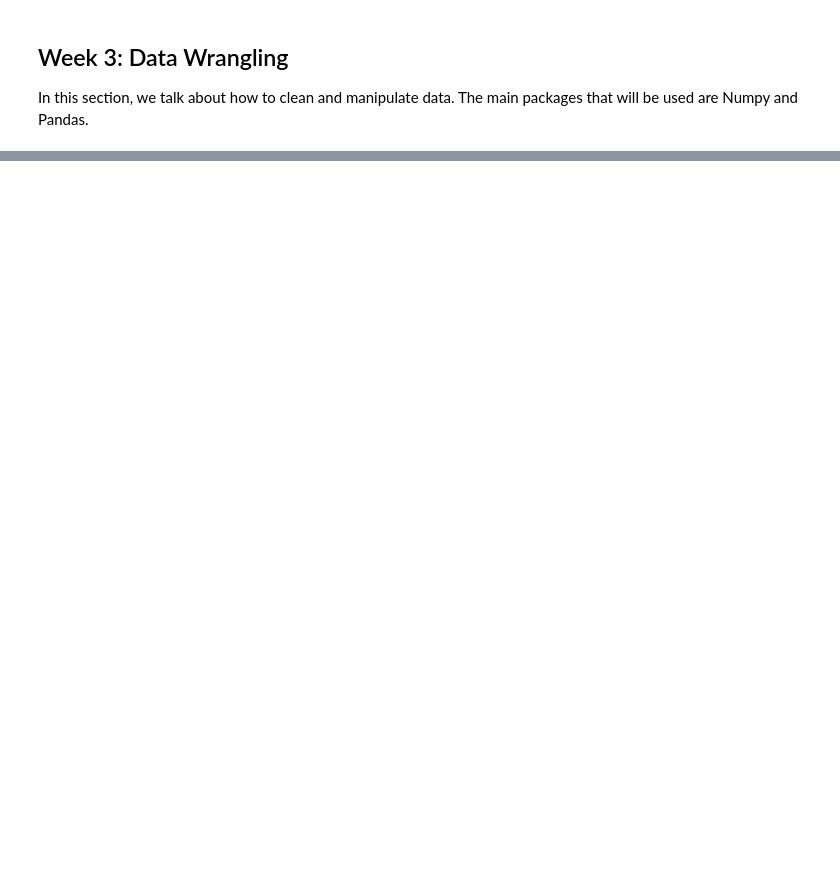
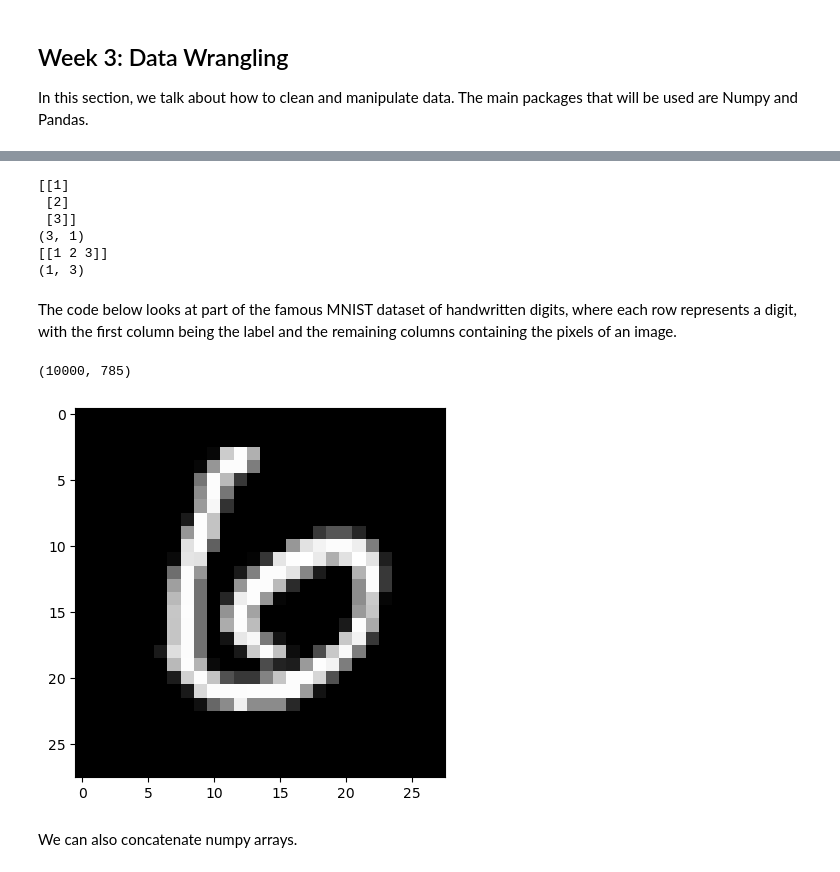
Before and after one commit to JoeZhang1000/SDS3386-Midterm-Summary, a Jupyter notebook: SDS 3386 Midterm Summary.ipynb, the cells around one changed output, grey strips where cells are left out. Drawn from its saved outputs; the diff is of its cells as text; code cells hidden in the pictures; blank space fills up the shorter version.

```diff
--- a/SDS 3386 Midterm Summary.ipynb
+++ b/SDS 3386 Midterm Summary.ipynb
@@ -634,0 +848,39 @@ In this section, we talk about how to clean and manipulate data. The main packag
+# %%
+# Add a dimension
+
+v = np.array((1,2,3)) # a vector
+
+vcol = v[:, np.newaxis]
+print(vcol)
+print(vcol.shape)
+
+vrow = v[np.newaxis,:]
+print(vrow)
+print(vrow.shape)
+# %% [output]
+[[1]
+ [2]
+ [3]]
+(3, 1)
+[[1 2 3]]
+(1, 3)
+# %% [markdown]
+The code below looks at part of the famous MNIST dataset of handwritten digits, where each row represents a digit, with the first column being the label and the remaining columns containing the pixels of an image.
+# %%
+file = open("./mnist_test_digits.csv", 'r')
+digits = np.loadtxt(file, delimiter=",", dtype = 'uint8')
+
+print(digits.shape)
+# %% [output]
+(10000, 785)
+# %%
+# Select the 12th row, and within that row, select all but the first entry. Reshape this to 28x28 and call it image
+
+image = digits[11,1:].reshape((28,28))
+# %%
+plt.imshow(image, cmap='gray')
+plt.show()
+# %% [output]
+[figure, added]
+# %% [markdown]
+We can also concatenate numpy arrays.
```
Also changed, not shown: parts of 46 cells of this notebook, 1 other file.
